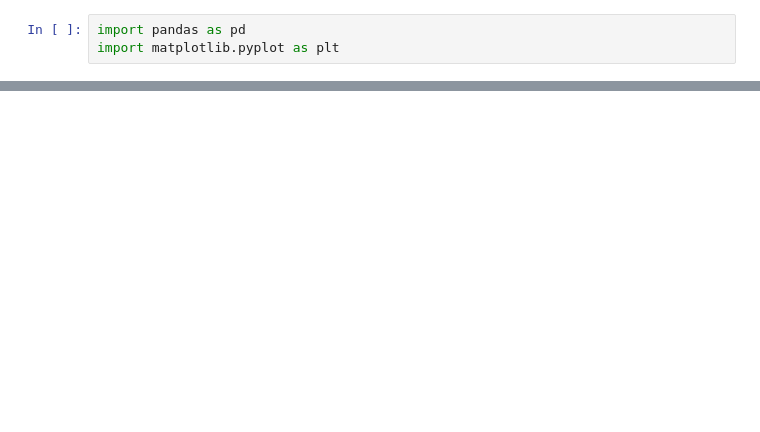
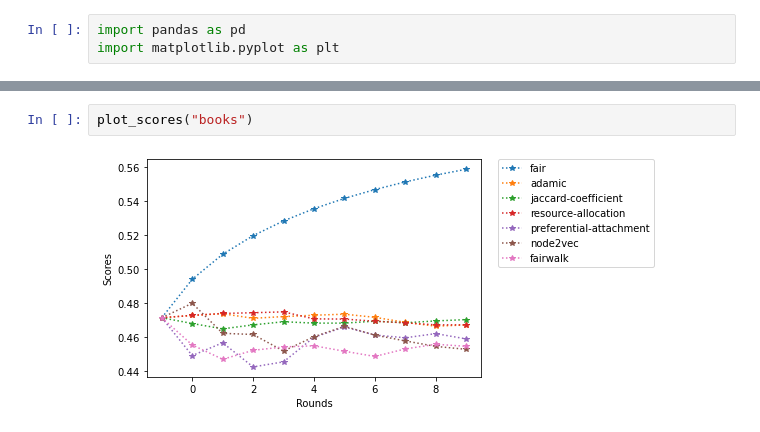
Before and after one commit to SotirisTsioutsiouliklis/FairRec, a Jupyter notebook: Code/ExperimentScripts/Plots.ipynb, the cells around one changed output, grey strips where cells are left out. Drawn from its saved outputs; the diff is of its cells as text; blank space fills up the shorter version.

```diff
--- a/Code/ExperimentScripts/Plots.ipynb
+++ b/Code/ExperimentScripts/Plots.ipynb
@@ -43,0 +73,4 @@ fig.tight_layout()
+# %%
+plot_scores("books")
+# %% [output]
+[figure, added]
```
Also changed, not shown: parts of 10 cells of this notebook.
